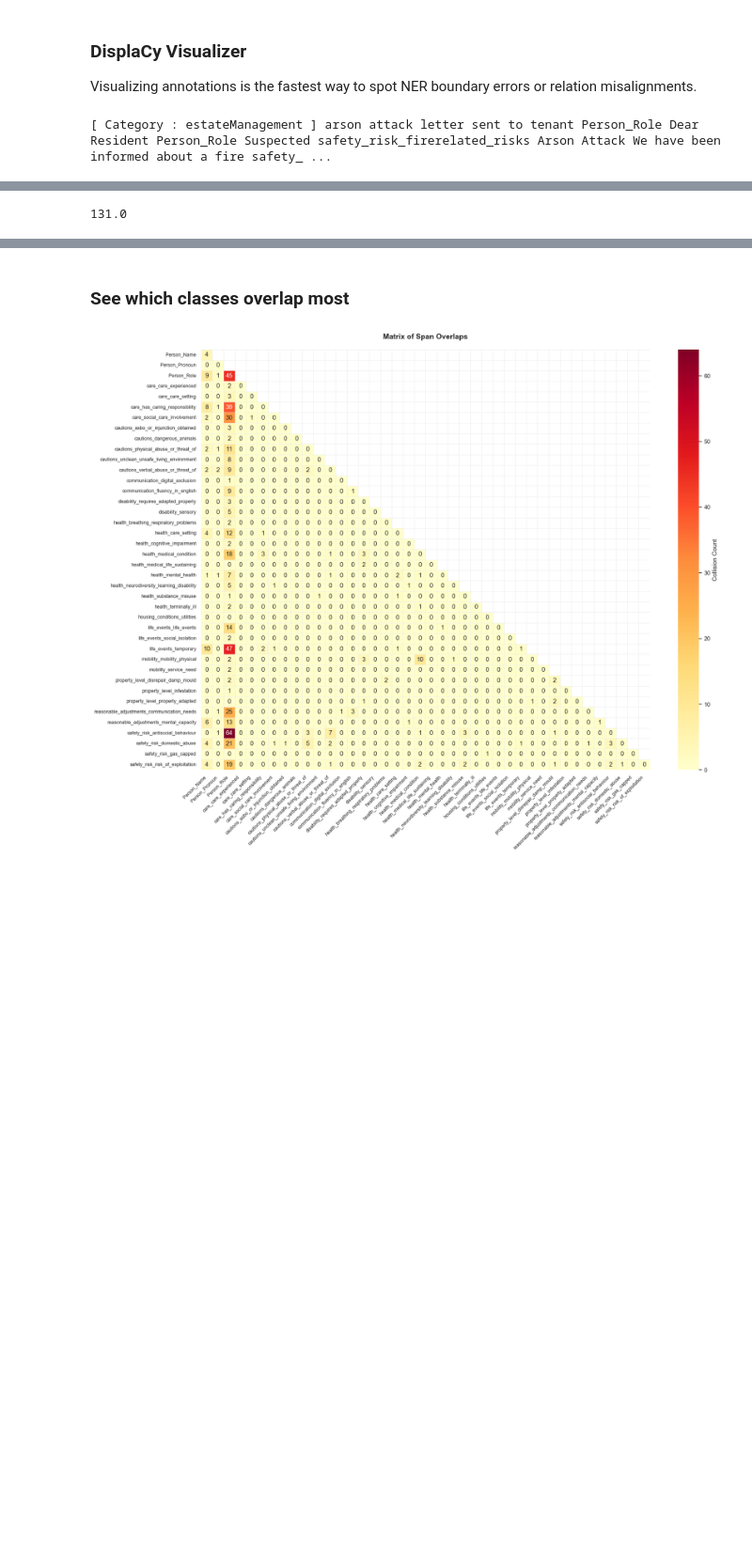
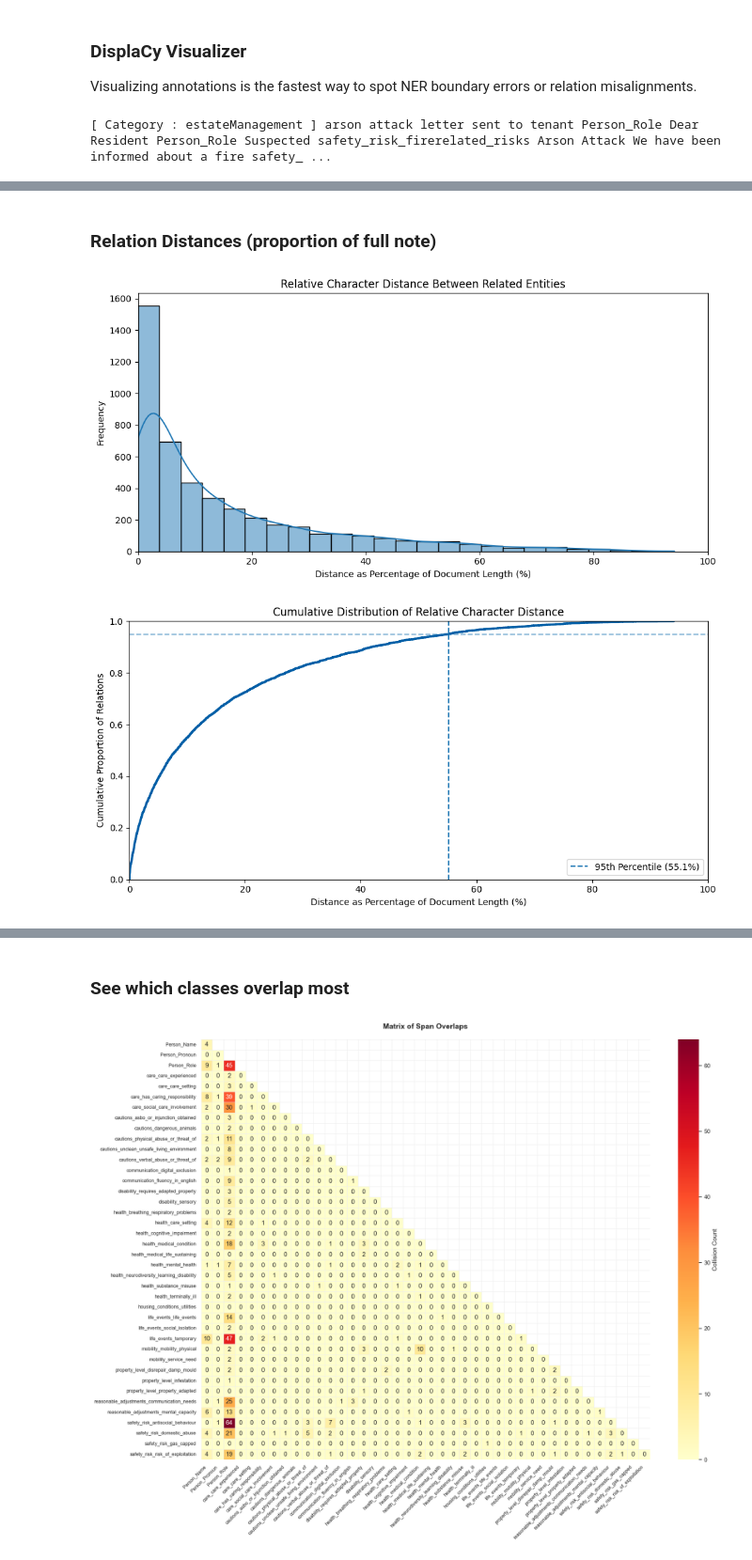
Before and after one commit to notatiyyah/CS3D6-Code, a Jupyter notebook: src/preprocessing/5_process_annotated_data.ipynb, the cells around one changed output, grey strips where cells are left out. Shown at 94% size. Saved outputs shown, nothing was run; the diff lists cells and outputs as text; code cells hidden in the pictures; blank space fills up the shorter version.

```diff
--- a/src/preprocessing/5_process_annotated_data.ipynb
+++ b/src/preprocessing/5_process_annotated_data.ipynb
@@ -236,4 +212,68 @@ if distances:
-# %%
-np.percentile(distances, 75)
-# %% [output]
-131.0
+# %% [markdown]
+ ### Relation Distances (proportion of full note)
+# %%
+relative_distances = []
+
+for r in records:
+    # 1. Determine Document Length
+    # Try to get the actual text length first
+    doc_text = r.get('text', '')
+    doc_length = len(doc_text)
+
+    # Skip if length is 0 to avoid division by zero errors
+    if doc_length == 0:
+        continue
+
+    all_ents = r.get('needs') + r.get('persons')
+    ents_by_id = {e['id']: e for e in all_ents}
+
+    # 2. Calculate Relative Distances
+    for rel in r['relations']:
+        from_ent = ents_by_id.get(rel['from'])
+        to_ent = ents_by_id.get(rel['to'])
+
+        if from_ent and to_ent:
+            # Absolute distance (0 if overlapping)
+            abs_dist = max(0, max(from_ent['start'], to_ent['start']) - min(from_ent['end'], to_ent['end']))
+
+            # Relative distance (Percentage of total document length)
+            rel_dist = (abs_dist / doc_length) * 100
+            relative_distances.append(rel_dist)
+
+if relative_distances:
+    # ==========================================
+    # PLOT 1: Relative Distance Histogram
+    # ==========================================
+    plt.figure(figsize=(10, 5), dpi=100)
+    sns.histplot(relative_distances, bins=25, kde=True)
+
+    plt.title('Relative Character Distance Between Related Entities')
+    plt.xlabel('Distance as Percentage of Document Length (%)')
+    plt.ylabel('Frequency')
+    plt.xlim(0, 100)
+
+    plt.tight_layout()
+    plt.show()
+
+    # ==========================================
+    # PLOT 2: Cumulative Distribution (CDF)
+    # ==========================================
+    plt.figure(figsize=(10, 5), dpi=100)
+    sns.ecdfplot(relative_distances, color='#025ea6', linewidth=2.5)
+
+    # Calculate and plot the 95th percentile
+    p95_rel = np.percentile(relative_distances, 95)
+    plt.axvline(x=p95_rel, linestyle='--', label=f'95th Percentile ({p95_rel:.1f}%)')
+    plt.axhline(y=0.95, linestyle='--', alpha=0.5)
+
+    plt.title('Cumulative Distribution of Relative Character Distance')
+    plt.xlabel('Distance as Percentage of Document Length (%)')
+    plt.ylabel('Cumulative Proportion of Relations')
+    plt.xlim(0, 100)
+    plt.legend(loc='lower right')
+
+    plt.tight_layout()
+    plt.show()
+# %% [output]
+[figure, added]
+[figure, added]
```
Also changed, not shown: parts of 21 cells of this notebook, 7 other files.
